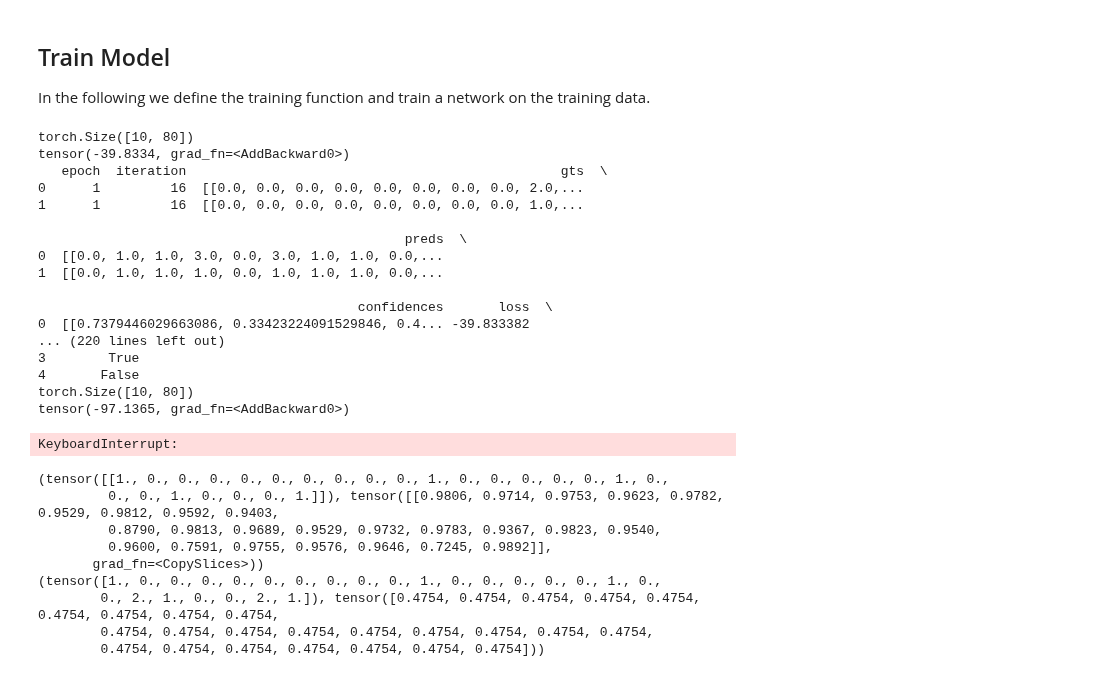
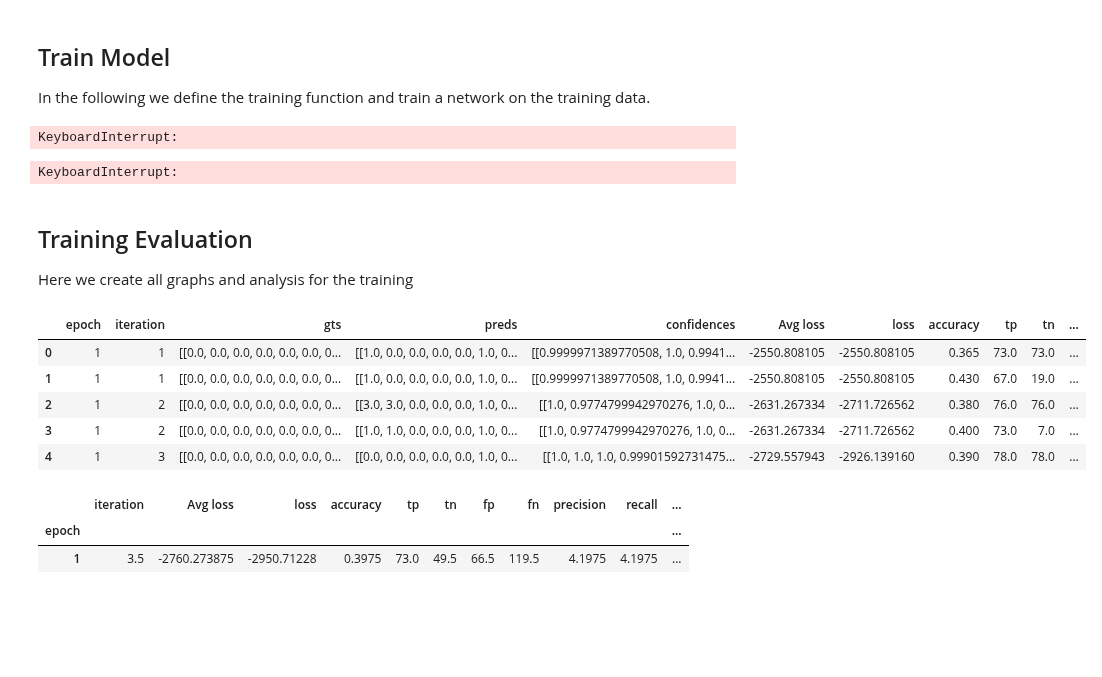
Before and after one commit to LeonardoPohl/FESD, a Jupyter notebook: FESDModel/FESDModel.ipynb, the cells around one changed output. Drawn from its saved outputs; the diff is of its cells as text; code cells hidden in the pictures; blank space fills up the shorter version.

Commit message:
Collecting data from training and testing for later evaluation

```diff
--- a/FESDModel/FESDModel.ipynb
+++ b/FESDModel/FESDModel.ipynb
@@ -401,7 +379,7 @@ elif optim == 'sdg':
 
 scheduler = get_scheduler(optimizer, len(train_loader), lr_scheduler, lr_decay_epochs, lr_decay_steps, lr_decay_rate, epochs, warmup_epoch, warmup_multiplier)
 # %%
-df_model = pd.DataFrame(columns=["epoch", "iteration", "gts", "preds", "confidences", "loss", "accuracy", "tp", "tn", "fp", "fn", "precision", "recall", "f1", "cohens_kappa", "train_test", "simplified"])
+df_model = pd.DataFrame(columns=["epoch", "iteration", "gts", "preds", "confidences", "Avg loss", "loss", "accuracy", "tp", "tn", "fp", "fn", "precision", "recall", "f1", "cohens_kappa", "train_test", "exercise", "simplified"])
 
 # routine
 for epoch in range(1, epochs + 1):
@@ -424,24 +402,7 @@ torch.save(model.state_dict(), os.path.join(CHECKPOINT_DIR, f"last_ckpt.pth"))
 print(f"model saved {os.path.join(CHECKPOINT_DIR, f'last_ckpt.pth')}!")
 checkpoint = os.path.join(CHECKPOINT_DIR, f"last_ckpt.pth")
 # %% [output]
-torch.Size([10, 80])
-tensor(-39.8334, grad_fn=<AddBackward0>)
-   epoch  iteration                                                gts  \
-0      1         16  [[0.0, 0.0, 0.0, 0.0, 0.0, 0.0, 0.0, 0.0, 2.0,...
-1      1         16  [[0.0, 0.0, 0.0, 0.0, 0.0, 0.0, 0.0, 0.0, 1.0,...
-
-                                               preds  \
-0  [[0.0, 1.0, 1.0, 3.0, 0.0, 3.0, 1.0, 1.0, 0.0,...
-1  [[0.0, 1.0, 1.0, 1.0, 0.0, 1.0, 1.0, 1.0, 0.0,...
-
-                                         confidences       loss  \
-0  [[0.7379446029663086, 0.33423224091529846, 0.4... -39.833382
-... (220 lines left out)
-3        True
-4       False
-torch.Size([10, 80])
-tensor(-97.1365, grad_fn=<AddBackward0>)
+KeyboardInterrupt:
-KeyboardInterrupt:
 # %%
 input_names = ["RGB", "Depth", "Joints"]
 output_names = ["Errors"]
@@ -452,16 +411,25 @@ torch.onnx.export(model, (rgb, depth, pose_2d), 'FESD.onnx', input_names=input_n
-# %%
-from data import gts2errs, errs2gts
-torch.cuda.empty_cache()
-rgb, depth, pose_2d, errors = dataset_train[0]
-print(gts2errs(model(rgb, depth, pose_2d)))
-print(gt2err(errors))
-# %% [output]
-(tensor([[1., 0., 0., 0., 0., 0., 0., 0., 0., 0., 1., 0., 0., 0., 0., 0., 1., 0.,
-         0., 0., 1., 0., 0., 0., 1.]]), tensor([[0.9806, 0.9714, 0.9753, 0.9623, 0.9782, 0.9529, 0.9812, 0.9592, 0.9403,
-         0.8790, 0.9813, 0.9689, 0.9529, 0.9732, 0.9783, 0.9367, 0.9823, 0.9540,
-         0.9600, 0.7591, 0.9755, 0.9576, 0.9646, 0.7245, 0.9892]],
-       grad_fn=<CopySlices>))
-(tensor([1., 0., 0., 0., 0., 0., 0., 0., 0., 0., 1., 0., 0., 0., 0., 0., 1., 0.,
-        0., 2., 1., 0., 0., 2., 1.]), tensor([0.4754, 0.4754, 0.4754, 0.4754, 0.4754, 0.4754, 0.4754, 0.4754, 0.4754,
-        0.4754, 0.4754, 0.4754, 0.4754, 0.4754, 0.4754, 0.4754, 0.4754, 0.4754,
-        0.4754, 0.4754, 0.4754, 0.4754, 0.4754, 0.4754, 0.4754]))
+# %%
+test(test_loader, model, CE, writer, df_model)
+# %% [output]
+KeyboardInterrupt:
+# %% [markdown]
+## Training Evaluation
+
+Here we create all graphs and analysis for the training
+# %%
+df_train = df_model[df_model['train_test'] == 'train']
+df_test = df_model[df_model['train_test'] == 'test']
+df_train.head()
+# %% [output]
+|  | epoch | iteration | gts | preds | confidences | Avg loss | loss | accuracy | tp | tn | ... |
+| 0 | 1 | 1 | [[0.0, 0.0, 0.0, 0.0, 0.0, 0.0, 0... | [[1.0, 0.0, 0.0, 0.0, 0.0, 1.0, 0... | [[0.9999971389770508, 1.0, 0.9941... | -2550.808105 | -2550.808105 | 0.365 | 73.0 | 73.0 | ... |
+| 1 | 1 | 1 | [[0.0, 0.0, 0.0, 0.0, 0.0, 0.0, 0... | [[1.0, 0.0, 0.0, 0.0, 0.0, 1.0, 0... | [[0.9999971389770508, 1.0, 0.9941... | -2550.808105 | -2550.808105 | 0.430 | 67.0 | 19.0 | ... |
+| 2 | 1 | 2 | [[0.0, 0.0, 0.0, 0.0, 0.0, 0.0, 0... | [[3.0, 3.0, 0.0, 0.0, 0.0, 1.0, 0... | [[1.0, 0.9774799942970276, 1.0, 0... | -2631.267334 | -2711.726562 | 0.380 | 76.0 | 76.0 | ... |
+| 3 | 1 | 2 | [[0.0, 0.0, 0.0, 0.0, 0.0, 0.0, 0... | [[1.0, 1.0, 0.0, 0.0, 0.0, 1.0, 0... | [[1.0, 0.9774799942970276, 1.0, 0... | -2631.267334 | -2711.726562 | 0.400 | 73.0 | 7.0 | ... |
+| 4 | 1 | 3 | [[0.0, 0.0, 0.0, 0.0, 0.0, 0.0, 0... | [[0.0, 0.0, 0.0, 0.0, 0.0, 1.0, 0... | [[1.0, 1.0, 1.0, 0.99901592731475... | -2729.557943 | -2926.139160 | 0.390 | 78.0 | 78.0 | ... |
+# %%
+df_train.groupby("epoch").median(numeric_only=True)
+# %% [output]
+|  | iteration | Avg loss | loss | accuracy | tp | tn | fp | fn | precision | recall | ... |
+| epoch |  |  |  |  |  |  |  |  |  |  | ... |
+| 1 | 3.5 | -2760.273875 | -2950.71228 | 0.3975 | 73.0 | 49.5 | 66.5 | 119.5 | 4.1975 | 4.1975 | ... |
```
Also changed, not shown: parts of 4 cells of this notebook, 4 other files.
